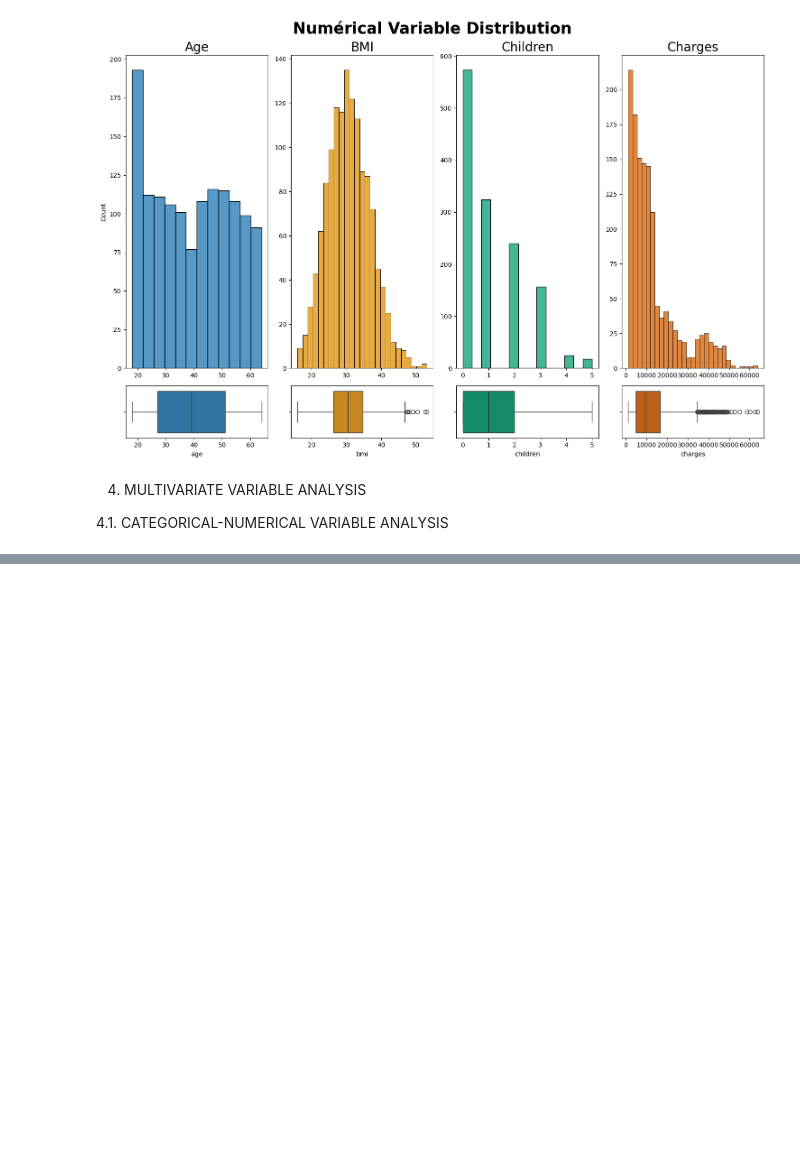
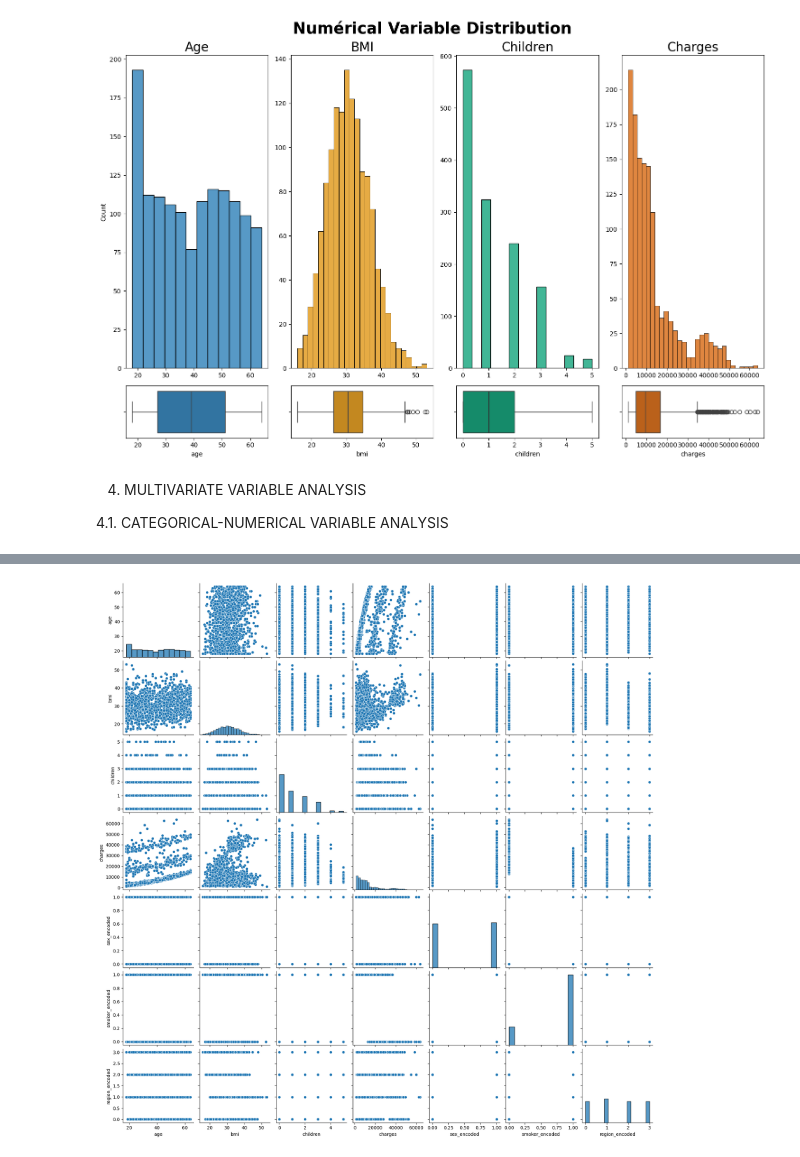
Before and after one commit to PeyraHub/EDA_medical_insurance, a Jupyter notebook: src/EDA.ipynb, the cells around one changed output, grey strips where cells are left out. Cells and saved outputs as stored; diff of their text form; code cells hidden in the pictures; blank space fills up the shorter version.

```diff
--- a/src/EDA.ipynb
+++ b/src/EDA.ipynb
@@ -225,0 +320,5 @@ plt.show()
+# %%
+sns.pairplot(data=df_enc)
+plt.show()
+# %% [output]
+[figure, added]
```
Also changed, not shown: parts of 37 cells of this notebook, 27 other files.
